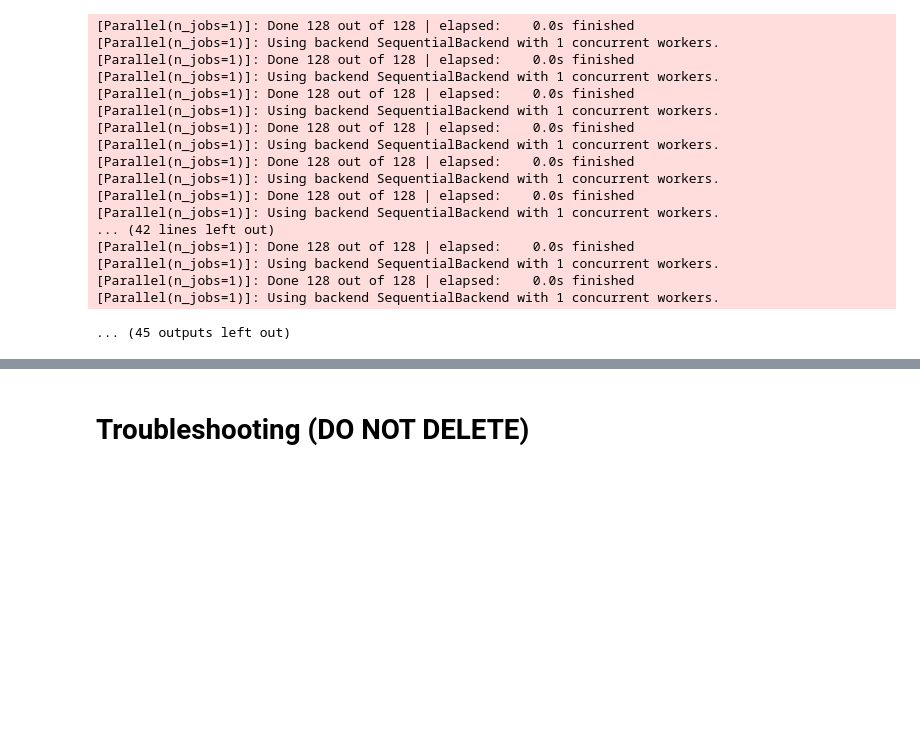
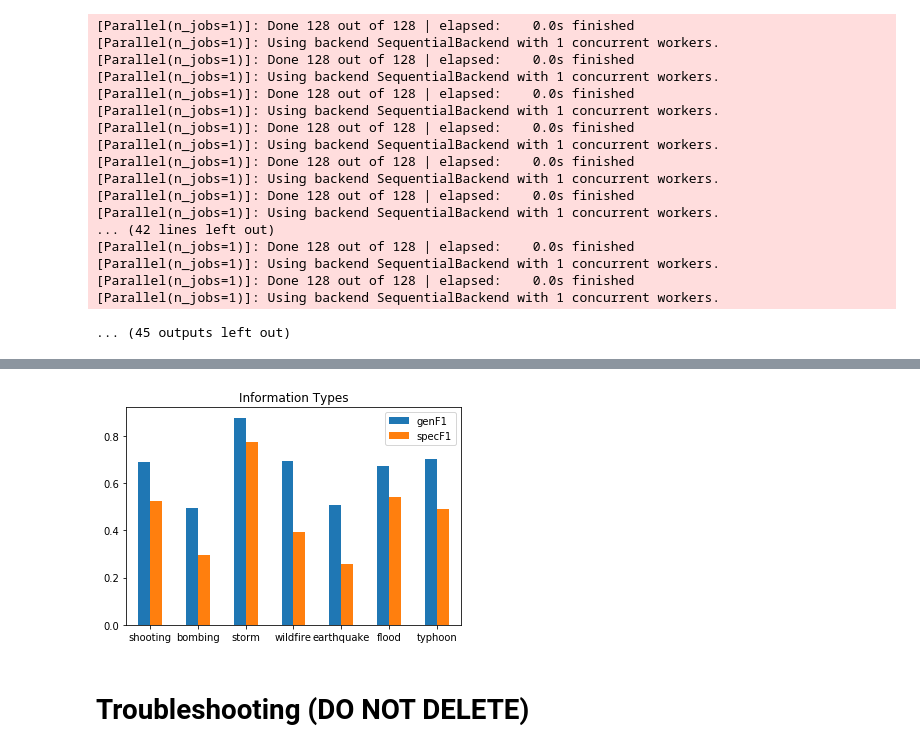
Before and after one commit to acpedersen/REU-2021, a Jupyter notebook: train-models.ipynb, the cells around one changed output, grey strips where cells are left out. Cells and saved outputs as stored; diff of their text form; code cells hidden in the pictures; blank space fills up the shorter version.

```diff
--- a/train-models.ipynb
+++ b/train-models.ipynb
@@ -620,2 +667,24 @@ target shape: (1440, 25)
+# %%
+#categories
+infile = open('cat_results','rb')
+prioDF = pickle.load(infile)
+infile.close()
+
+ax = plt.axes()
+
+catgenF1 = [item for item in catDF['genF1']]
+catspecF1 = [item for item in catDF['specF1']]
+index = [item for item in catDF['Event']]
+
+df2 = pd.DataFrame({'genF1': catgenF1,
+
+                   'specF1': catspecF1}, index=index)
+
+ax.set_title('Information Types')
+
+ax = df2.plot.bar(rot=0, ax=ax)
+plt.show()
+# %% [output]
+[figure, added]
 # %% [markdown]
 # Troubleshooting (DO NOT DELETE)
```
Also changed, not shown: parts of 21 cells of this notebook.
